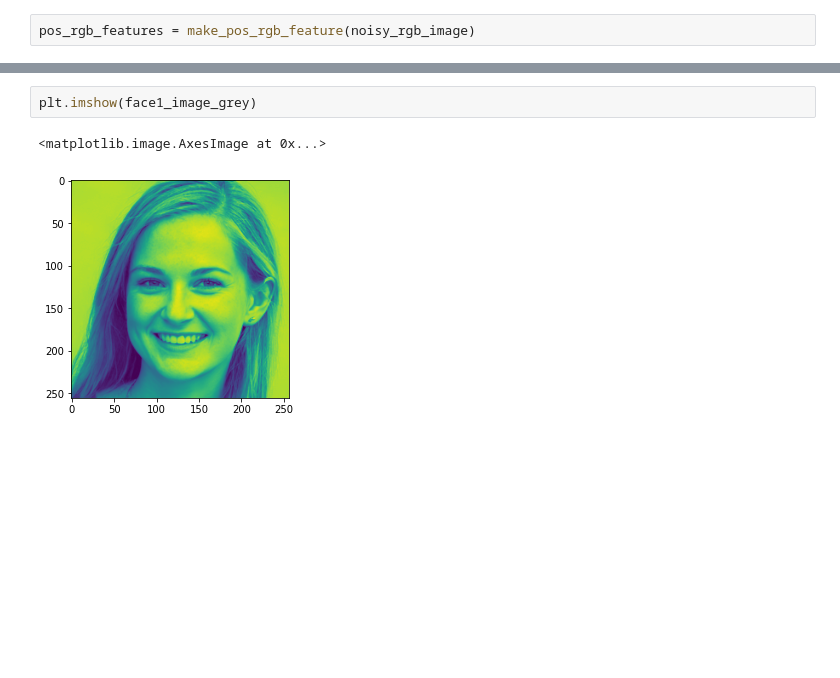
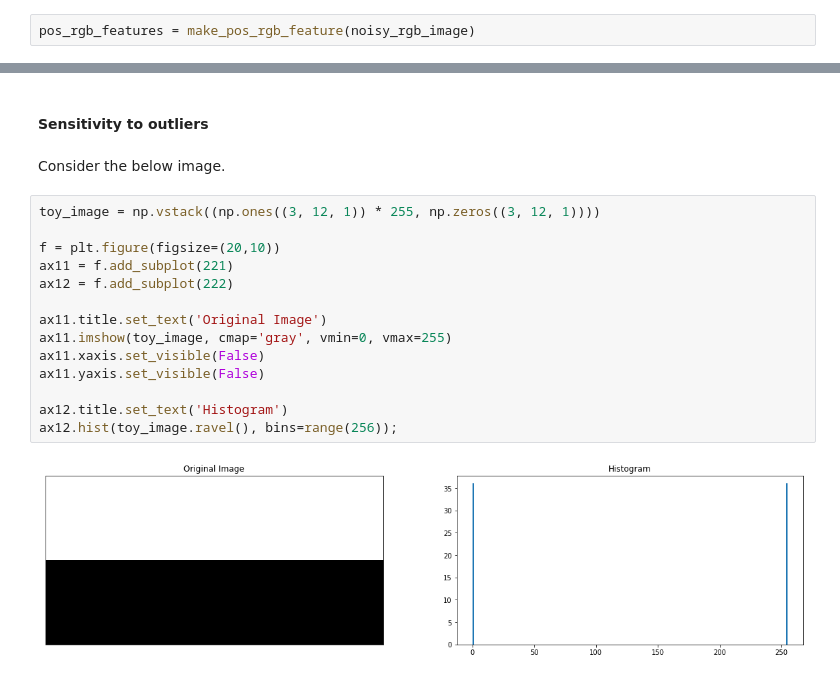
Before and after one commit to 0WN463/wellspring, a Jupyter notebook: computer-vision/segmentation.ipynb, the cells around one changed output, grey strips where cells are left out. Saved outputs shown, nothing was run; the diff lists cells and outputs as text; blank space fills up the shorter version.

```diff
--- a/computer-vision/segmentation.ipynb
+++ b/computer-vision/segmentation.ipynb
@@ -334,5 +333,20 @@ Cons/issues
-# %%
-plt.imshow(face1_image_grey)
-# %% [output]
-<matplotlib.image.AxesImage at 0x...>
-[figure, removed]
+# %% [markdown]
+#### Sensitivity to outliers
+# %% [markdown]
+Consider the below image.
+# %%
+toy_image = np.vstack((np.ones((3, 12, 1)) * 255, np.zeros((3, 12, 1))))
+
+f = plt.figure(figsize=(20,10))
+ax11 = f.add_subplot(221)
+ax12 = f.add_subplot(222)
+
+ax11.title.set_text('Original Image')
+ax11.imshow(toy_image, cmap='gray', vmin=0, vmax=255)
+ax11.xaxis.set_visible(False)
+ax11.yaxis.set_visible(False)
+
+ax12.title.set_text('Histogram')
+ax12.hist(toy_image.ravel(), bins=range(256));
+# %% [output]
+[figure, added]
```
Also changed, not shown: parts of 47 cells of this notebook, 5 other files.
